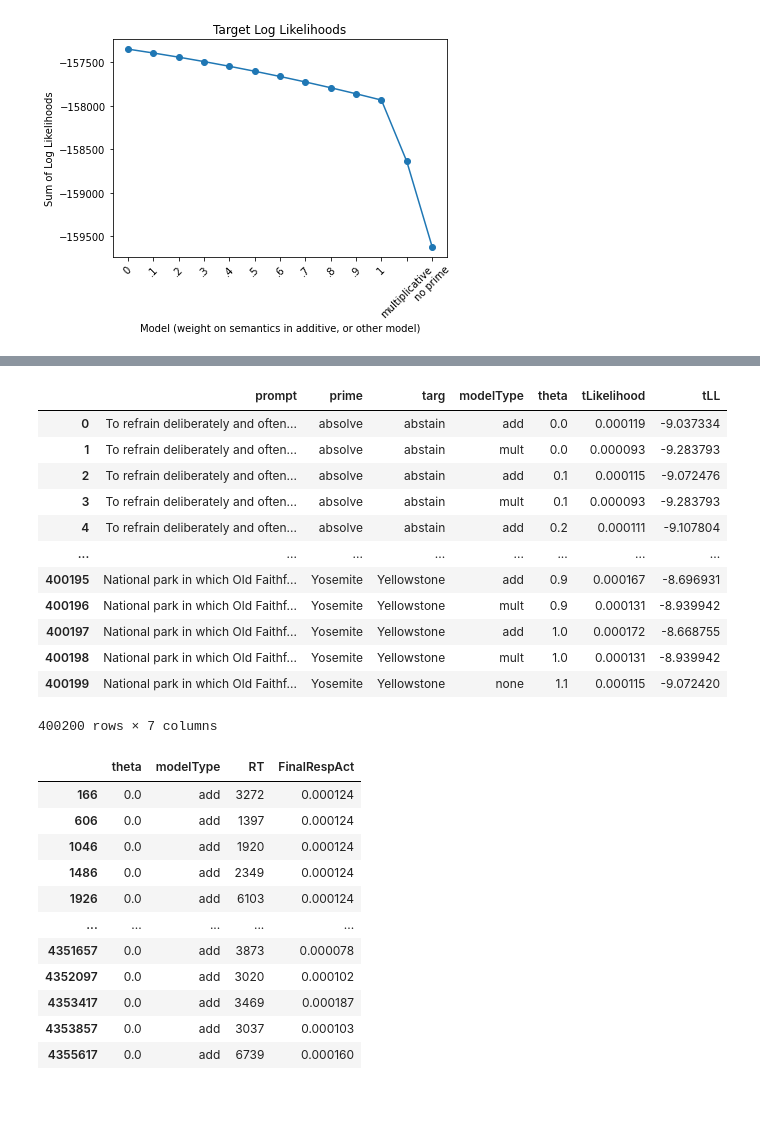
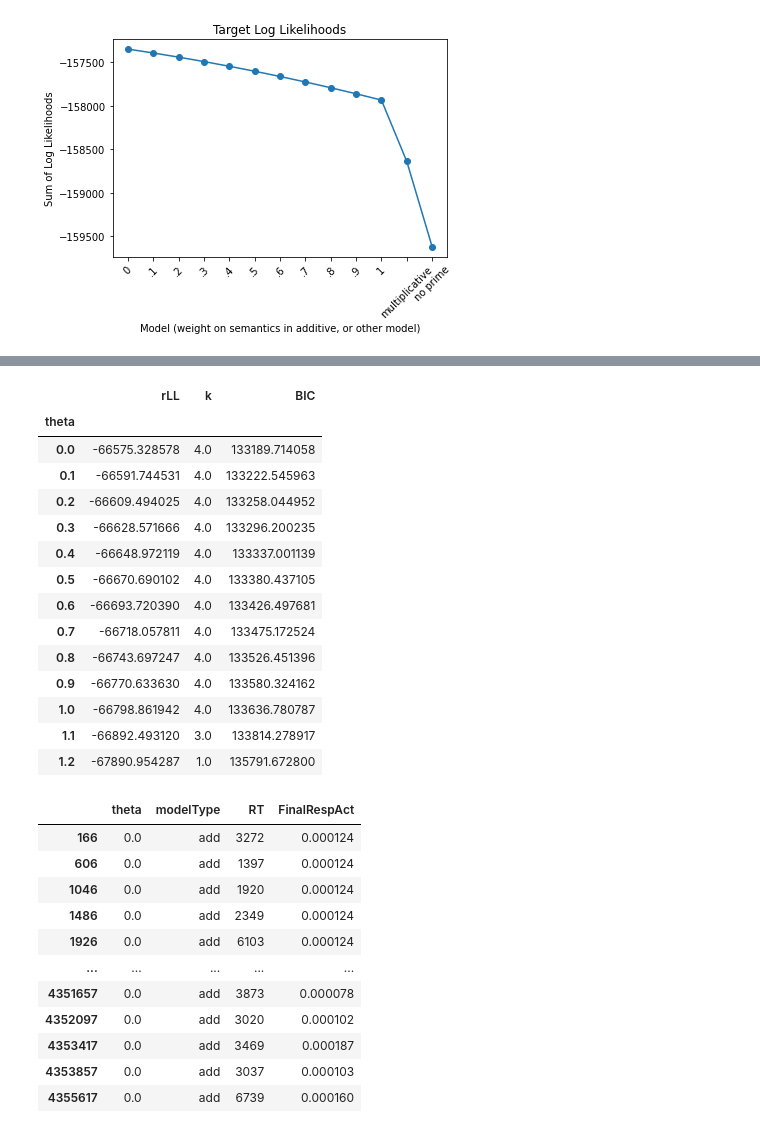
Before and after one commit to abhilasha-kumar/modeling-lexical-retrieval, a Jupyter notebook: LexicalRetrieval.ipynb, the cells around one changed output, grey strips where cells are left out. Saved outputs shown, nothing was run; the diff lists cells and outputs as text; code cells hidden in the pictures; blank space fills up the shorter version.

```diff
--- a/LexicalRetrieval.ipynb
+++ b/LexicalRetrieval.ipynb
@@ -1274,16 +1258,18 @@ t = tgrped.unstack().plot(kind = 'bar')
-# %%
-targLLdf
-# %% [output]
-|  | prompt | prime | targ | modelType | theta | tLikelihood | tLL |
-| 0 | To refrain deliberately and often... | absolve | abstain | add | 0.0 | 0.000119 | -9.037334 |
-| 1 | To refrain deliberately and often... | absolve | abstain | mult | 0.0 | 0.000093 | -9.283793 |
-| 2 | To refrain deliberately and often... | absolve | abstain | add | 0.1 | 0.000115 | -9.072476 |
-| 3 | To refrain deliberately and often... | absolve | abstain | mult | 0.1 | 0.000093 | -9.283793 |
-| 4 | To refrain deliberately and often... | absolve | abstain | add | 0.2 | 0.000111 | -9.107804 |
-| ... | ... | ... | ... | ... | ... | ... | ... |
-| 400195 | National park in which Old Faithf... | Yosemite | Yellowstone | add | 0.9 | 0.000167 | -8.696931 |
-| 400196 | National park in which Old Faithf... | Yosemite | Yellowstone | mult | 0.9 | 0.000131 | -8.939942 |
-| 400197 | National park in which Old Faithf... | Yosemite | Yellowstone | add | 1.0 | 0.000172 | -8.668755 |
-| 400198 | National park in which Old Faithf... | Yosemite | Yellowstone | mult | 1.0 | 0.000131 | -8.939942 |
-| 400199 | National park in which Old Faithf... | Yosemite | Yellowstone | none | 1.1 | 0.000115 | -9.072420 |
-400200 rows × 7 columns
+# %%
+rgroup.sort_values(by='BIC')
+# %% [output]
+|  | rLL | k | BIC |
+| theta |  |  |  |
+| 0.0 | -66575.328578 | 4.0 | 133189.714058 |
+| 0.1 | -66591.744531 | 4.0 | 133222.545963 |
+| 0.2 | -66609.494025 | 4.0 | 133258.044952 |
+| 0.3 | -66628.571666 | 4.0 | 133296.200235 |
+| 0.4 | -66648.972119 | 4.0 | 133337.001139 |
+| 0.5 | -66670.690102 | 4.0 | 133380.437105 |
+| 0.6 | -66693.720390 | 4.0 | 133426.497681 |
+| 0.7 | -66718.057811 | 4.0 | 133475.172524 |
+| 0.8 | -66743.697247 | 4.0 | 133526.451396 |
+| 0.9 | -66770.633630 | 4.0 | 133580.324162 |
+| 1.0 | -66798.861942 | 4.0 | 133636.780787 |
+| 1.1 | -66892.493120 | 3.0 | 133814.278917 |
+| 1.2 | -67890.954287 | 1.0 | 135791.672800 |
```
Also changed, not shown: parts of 12 cells of this notebook.
